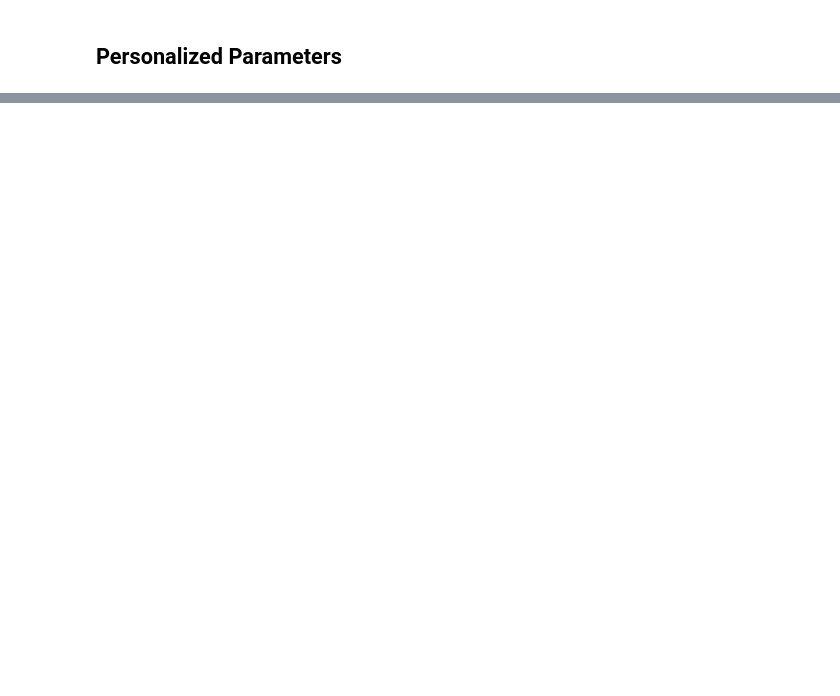
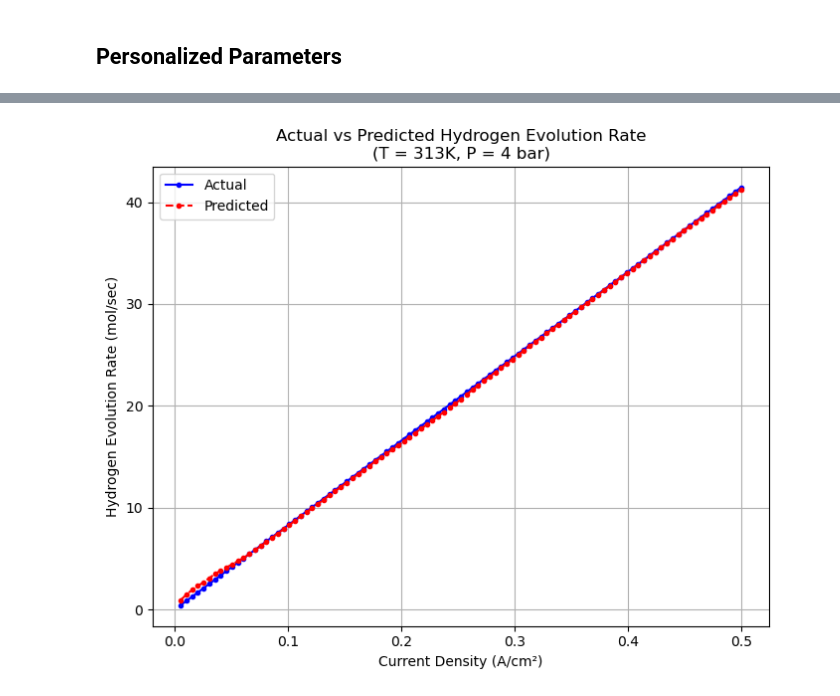
Before and after one commit to kinjal-mitra/AlkalineElectrolyser, a Jupyter notebook: AutoEncoderModel_Notebook.ipynb, the cells around one changed output, grey strips where cells are left out. Cells and saved outputs as stored; diff of their text form; code cells hidden in the pictures; blank space fills up the shorter version.

```diff
--- a/AutoEncoderModel_Notebook.ipynb
+++ b/AutoEncoderModel_Notebook.ipynb
@@ -651,0 +647,42 @@ Final Test MAE: 0.2088, Test R²: 0.9995
+# %%
+# Select constant temperature and pressure (e.g., T = 313K, P = 4 bar)
+selected_temperature = 273 + 40  # Example: 40°C
+selected_pressure = 4  # Example: 4 bar
+
+# Filter the DataFrame
+filtered_df = df[(df["Temperature"] == selected_temperature) & (df["Pressure"] == selected_pressure)]
+
+# Sort by Current Density
+filtered_df = filtered_df.sort_values(by="Current Density")
+
+# Extract actual values
+current_density_values = filtered_df["Current Density"].values
+actual_hydrogen_evolution = filtered_df["Hydrogen Evolution Rate"].values
+
+# Convert to Tensor for Model Prediction
+model_inputs = torch.tensor(filtered_df[['Temperature', 'Pressure', 'Current Density',
+                                         'Bubble Coverage', 'Reversible Voltage',
+                                         'Activation Overpotential', 'Ohmic Potential',
+                                         'Cell Voltage']].values, dtype=torch.float32).to(device)
+
+# Predict using the trained model
+final_model.eval()  # Set model to evaluation mode
+with torch.no_grad():
+    predicted_hydrogen_evolution = final_model(model_inputs).cpu().numpy().squeeze()
+
+# Plot actual vs predicted values
+plt.figure(figsize=(8, 6))
+plt.plot(current_density_values, actual_hydrogen_evolution, label='Actual', marker='.', linestyle='-', color='blue')
+plt.plot(current_density_values, predicted_hydrogen_evolution, label='Predicted', marker='.', linestyle='--', color='red')
+
+# Labels and title
+plt.xlabel("Current Density (A/cm²)")
+plt.ylabel("Hydrogen Evolution Rate (mol/sec)")
+plt.title(f"Actual vs Predicted Hydrogen Evolution Rate\n(T = {selected_temperature}K, P = {selected_pressure} bar)")
+plt.legend()
+plt.grid(True)
+
+# Show the plot
+plt.show()
+# %% [output]
+[figure, added]
```
Also changed, not shown: parts of 29 cells of this notebook.
